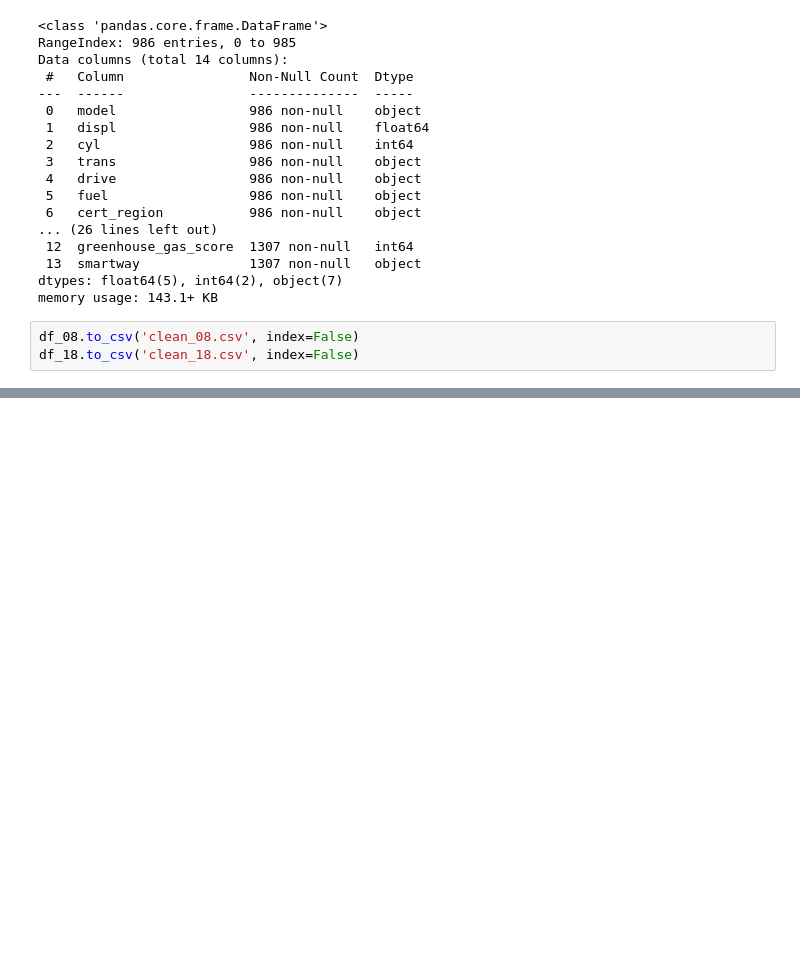
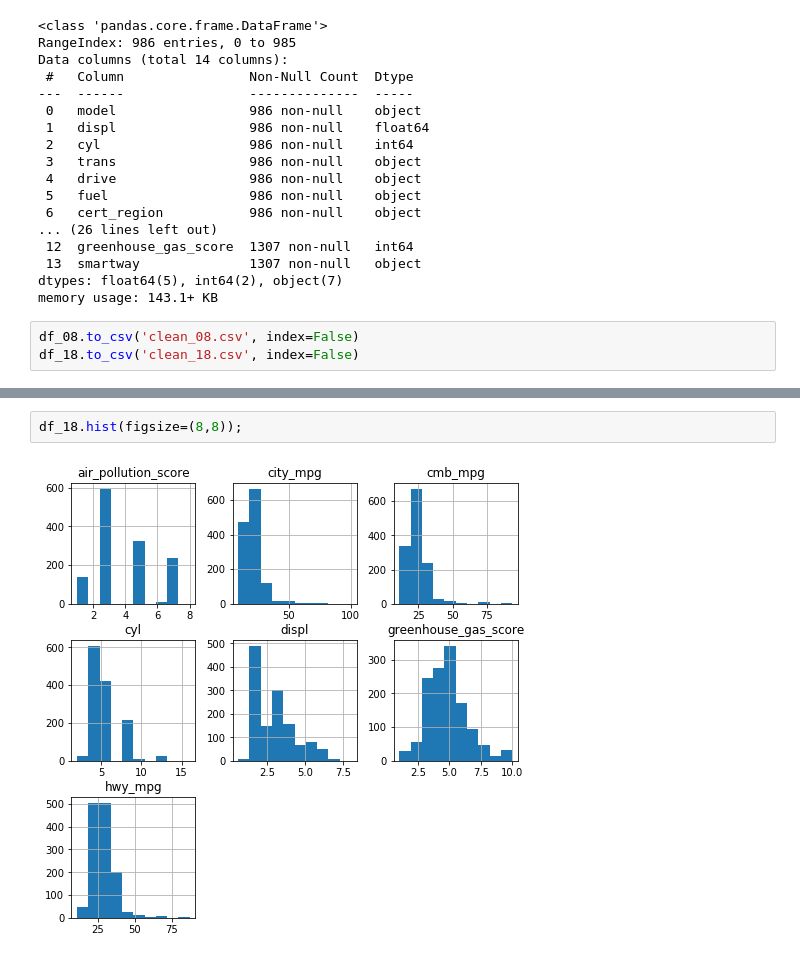
Before and after one commit to Owl-Code/udacity-fuel-economy, a Jupyter notebook: Fuel Economy.ipynb, the cells around one changed output, grey strips where cells are left out. Drawn from its saved outputs; the diff is of its cells as text; blank space fills up the shorter version.

```diff
--- a/Fuel Economy.ipynb
+++ b/Fuel Economy.ipynb
@@ -473,0 +484,4 @@ df_18.to_csv('clean_18.csv', index=False)
+# %%
+df_18.hist(figsize=(8,8));
+# %% [output]
+[figure, added]
```
Also changed, not shown: parts of 22 cells of this notebook.
